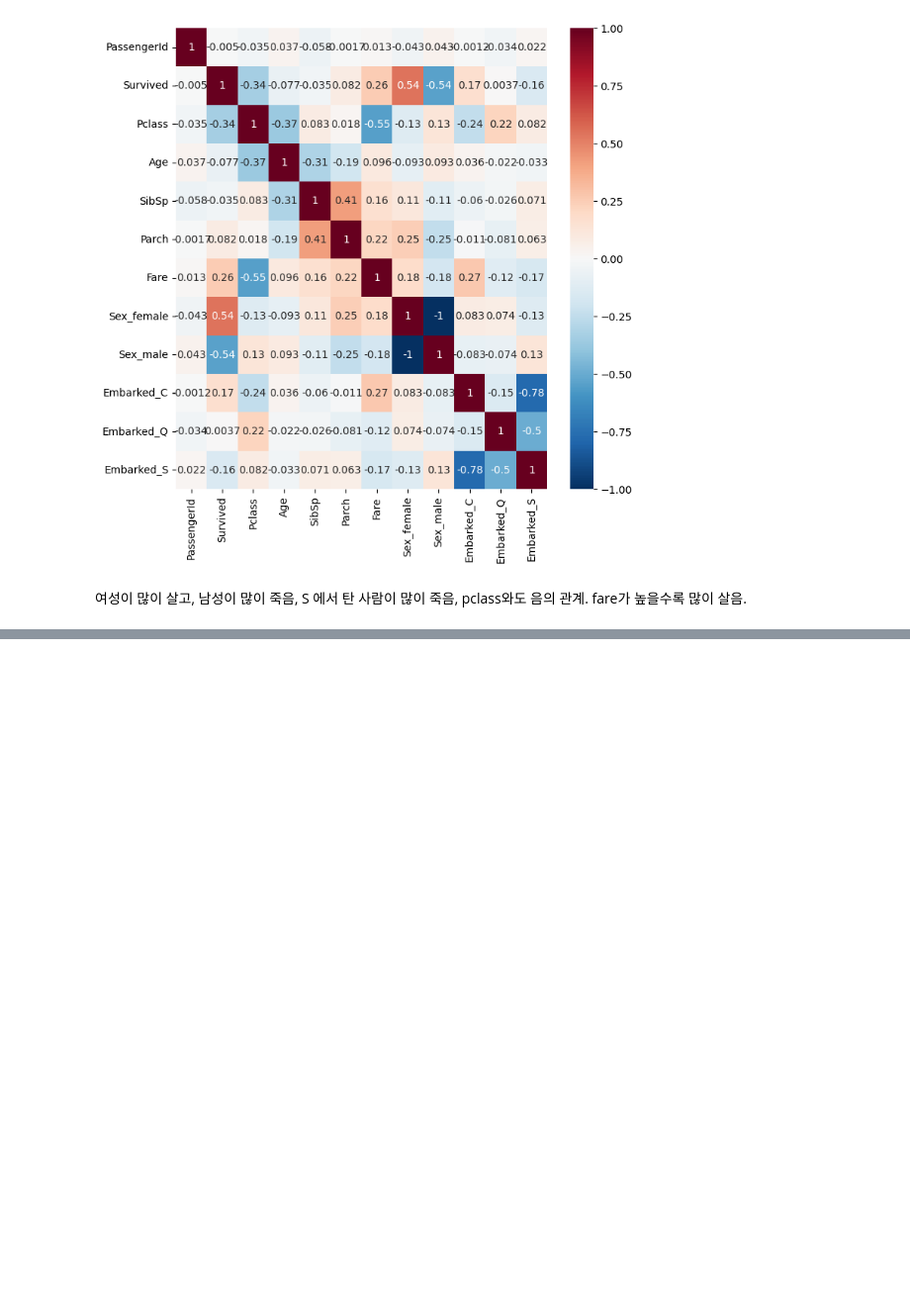
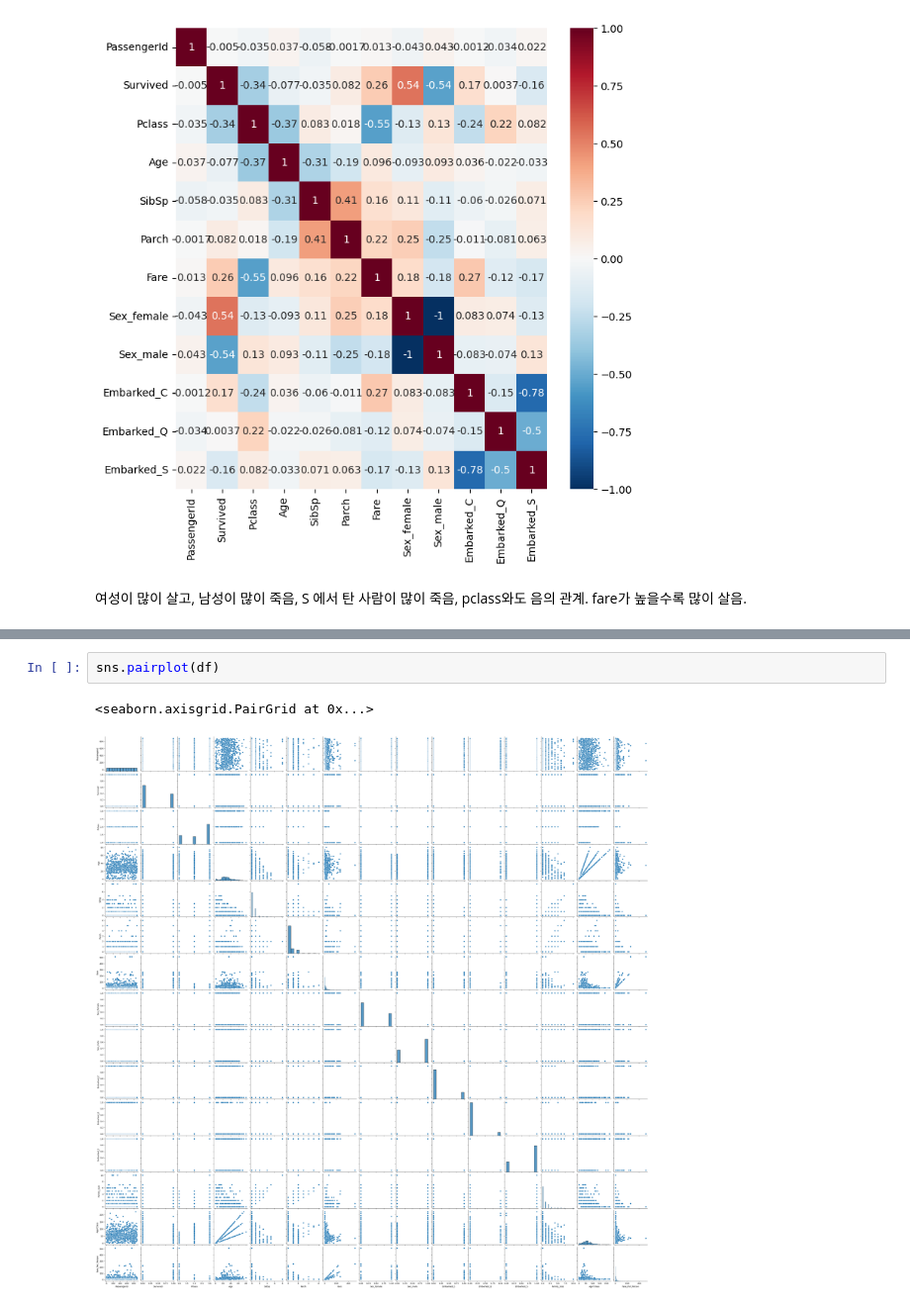
Before and after one commit to twndus/competition-log, a Jupyter notebook: pred_titanic/eda.ipynb, the cells around one changed output, grey strips where cells are left out. Shown at 99% size. Drawn from its saved outputs; the diff is of its cells as text; blank space fills up the shorter version.

```diff
--- a/pred_titanic/eda.ipynb
+++ b/pred_titanic/eda.ipynb
@@ -187,0 +175,5 @@ array([ 0.36918467,  0.10279056,  0.45578922, -1.28332953, -0.71381978,
+# %%
+sns.pairplot(df)
+# %% [output]
+<seaborn.axisgrid.PairGrid at 0x...>
+[figure, added]
```
Also changed, not shown: parts of 11 cells of this notebook, 37 other files.
